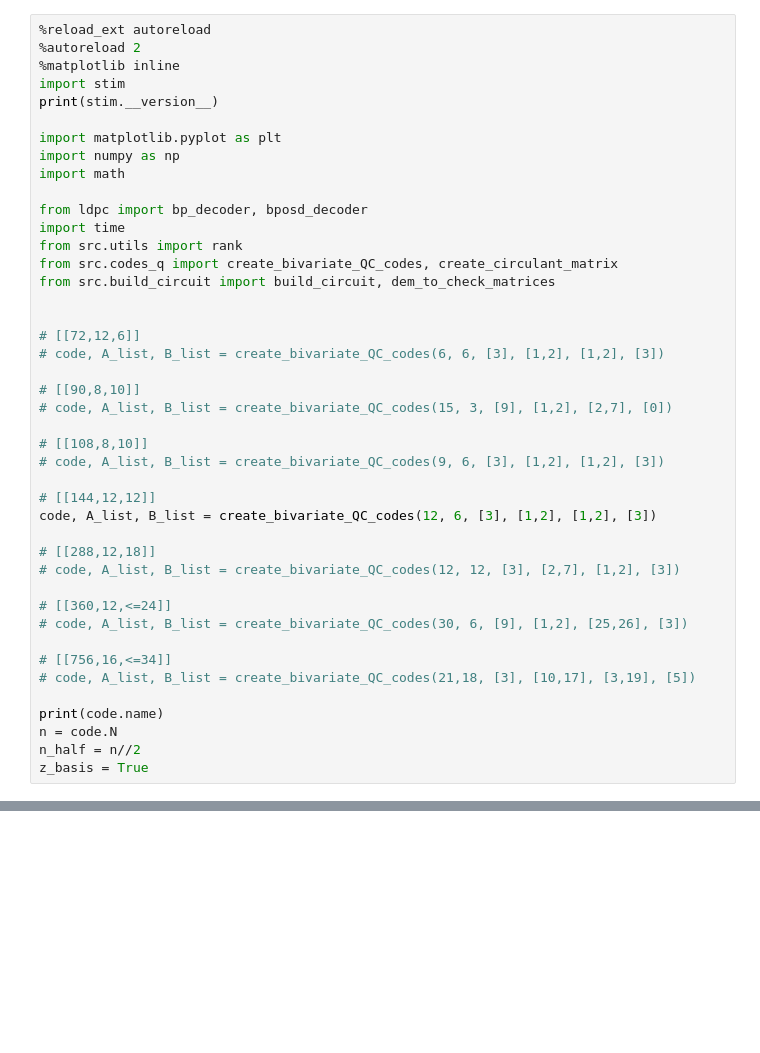
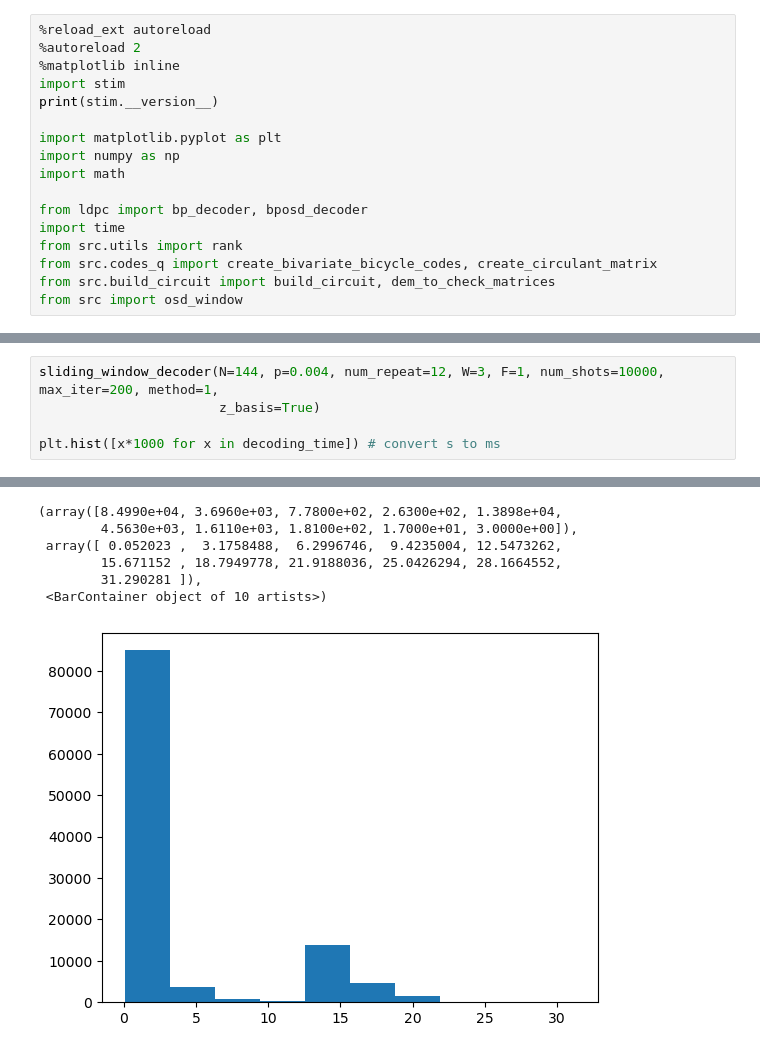
Before and after one commit to gongaa/SlidingWindowDecoder, a Jupyter notebook: Sliding Window OSD.ipynb, the cells around one changed output, grey strips where cells are left out. Drawn from its saved outputs; the diff is of its cells as text; blank space fills up the shorter version.

```diff
--- a/Sliding Window.ipynb
+++ b/Sliding Window OSD.ipynb
@@ -12,34 +12,8 @@ import math
 from ldpc import bp_decoder, bposd_decoder
 import time
 from src.utils import rank
-from src.codes_q import create_bivariate_QC_codes, create_circulant_matrix
+from src.codes_q import create_bivariate_bicycle_codes, create_circulant_matrix
 from src.build_circuit import build_circuit, dem_to_check_matrices
-
-
-# [[72,12,6]]
-# code, A_list, B_list = create_bivariate_QC_codes(6, 6, [3], [1,2], [1,2], [3])
-
-# [[90,8,10]]
-# code, A_list, B_list = create_bivariate_QC_codes(15, 3, [9], [1,2], [2,7], [0])
-
-# [[108,8,10]]
-# code, A_list, B_list = create_bivariate_QC_codes(9, 6, [3], [1,2], [1,2], [3])
-
-# [[144,12,12]]
-code, A_list, B_list = create_bivariate_QC_codes(12, 6, [3], [1,2], [1,2], [3])
-
-# [[288,12,18]]
-# code, A_list, B_list = create_bivariate_QC_codes(12, 12, [3], [2,7], [1,2], [3])
-
-# [[360,12,<=24]]
-# code, A_list, B_list = create_bivariate_QC_codes(30, 6, [9], [1,2], [25,26], [3])
-
-# [[756,16,<=34]]
-# code, A_list, B_list = create_bivariate_QC_codes(21,18, [3], [10,17], [3,19], [5])
-
-print(code.name)
-n = code.N
-n_half = n//2
-z_basis = True
+from src import osd_window
 # %% [output]
 1.13.dev1701377008
@@ -194,3 +210,9 @@ def sliding_window_decoder(p=0.003, num_repeat=12, num_shots=10000, max_iter=200
     # may also use ** (1/(num_repeat-1))
     # because the first round is for encoding, the next (num_repeat-1) rounds are syndrome measurements rounds
     print("logical error per round:", p_l_per_round)
+# %%
+sliding_window_decoder(N=144, p=0.004, num_repeat=12, W=3, F=1, num_shots=10000, max_iter=200, method=1,
+                       z_basis=True)
+
+plt.hist([x*1000 for x in decoding_time]) # convert s to ms
+# %% [output]
@@ -196,0 +236,7 @@ def sliding_window_decoder(p=0.003, num_repeat=12, num_shots=10000, max_iter=200
+(array([8.4990e+04, 3.6960e+03, 7.7800e+02, 2.6300e+02, 1.3898e+04,
+        4.5630e+03, 1.6110e+03, 1.8100e+02, 1.7000e+01, 3.0000e+00]),
+ array([ 0.052023 ,  3.1758488,  6.2996746,  9.4235004, 12.5473262,
+        15.671152 , 18.7949778, 21.9188036, 25.0426294, 28.1664552,
+        31.290281 ]),
+ <BarContainer object of 10 artists>)
+[figure, added]
```
Also changed, not shown: parts of 12 cells of this notebook, 37 other files.
